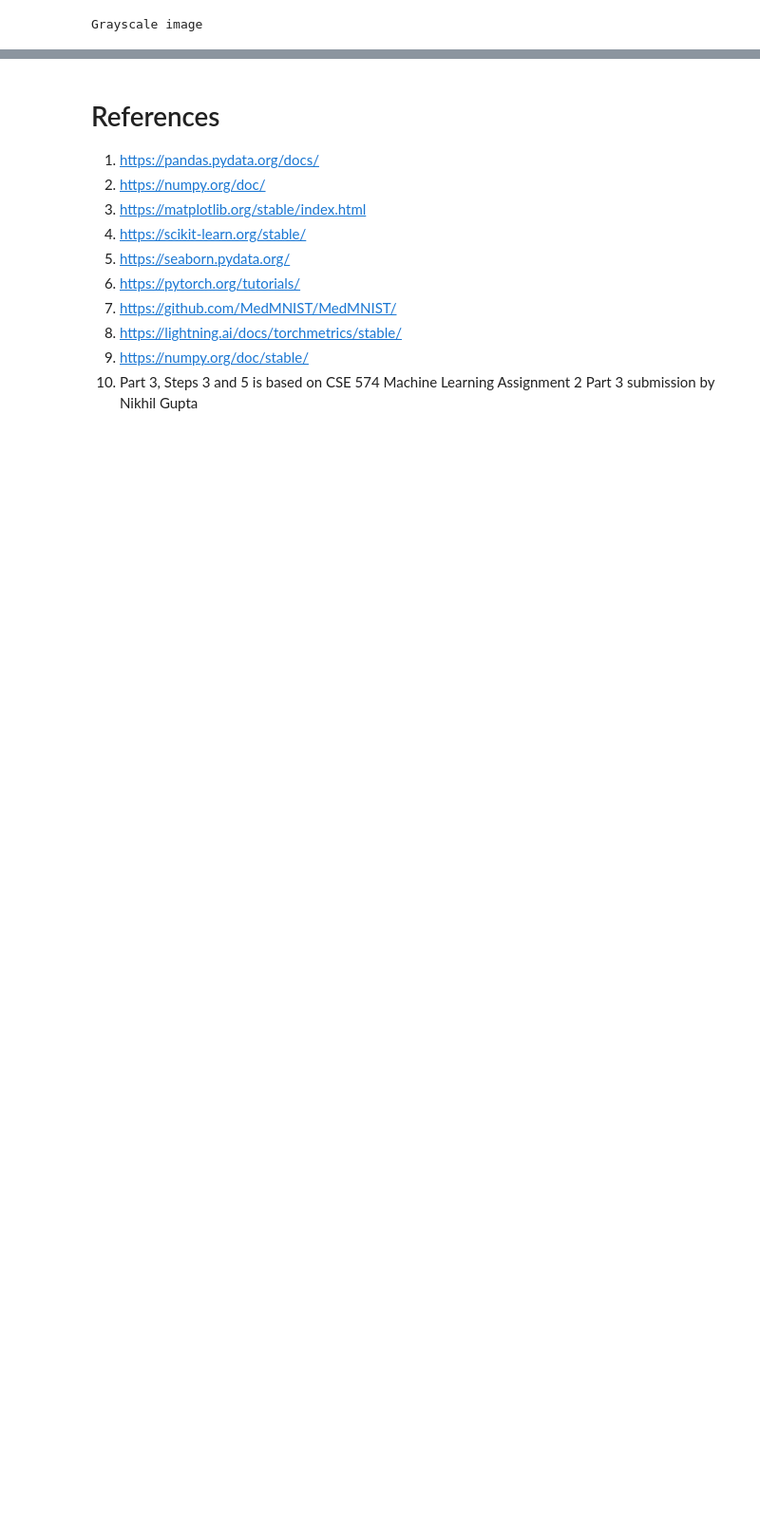
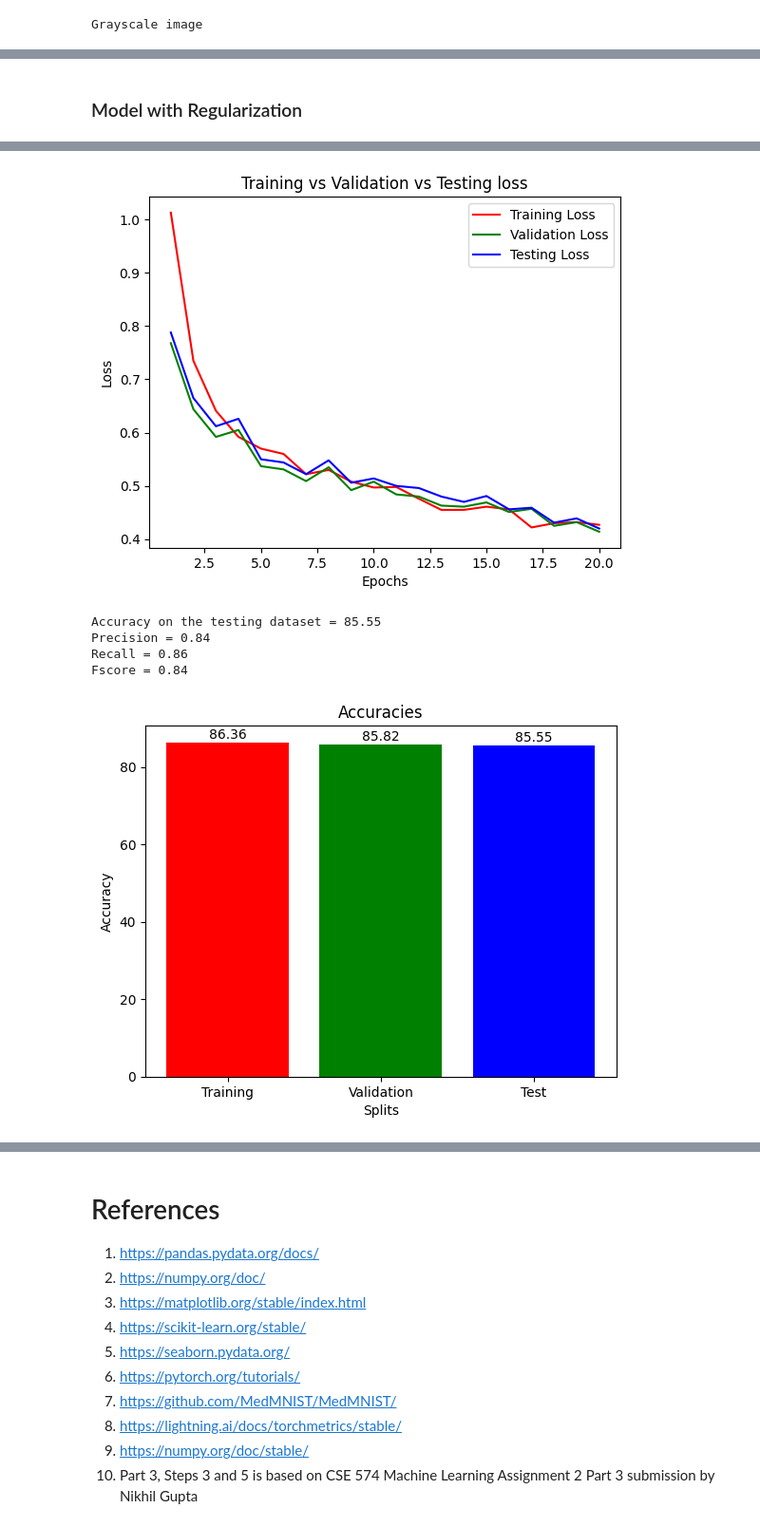
Before and after one commit to UBCSE-ngupta22/CSE676_Assign0, a Jupyter notebook: ngupta22_assignment0_part_3.ipynb, the cells around one changed output, grey strips where cells are left out. Shown at 95% size. Saved outputs shown, nothing was run; the diff lists cells and outputs as text; code cells hidden in the pictures; blank space fills up the shorter version.

```diff
--- a/ngupta22_assignment0_part_3.ipynb
+++ b/ngupta22_assignment0_part_3.ipynb
@@ -157,5 +367,15 @@ Estimated Total Size (MB): 4.81
+# %% [markdown]
+### Model with Regularization
 # %%
-# Define regularization (L2)
-l2_reg = 0.001 # Regularization parameter
-criterion = nn.CrossEntropyLoss()
-optimizer = optim.Adam(modelCNN.parameters(), lr=0.001, weight_decay=l2_reg)
+CNN_M2 = CNN(dropoutAdd=False)
+# Regularization (L2)
+l2_reg = 0.001  # Regularization parameter
+criterion_M2 = nn.CrossEntropyLoss()
+optimizer_M2 = optim.Adam(CNN_M2.parameters(),
+                          lr=0.001, weight_decay=l2_reg)
+training_loss_plt_arr, validation_loss_plt_arr, testing_loss_plt_arr = modelTraining(model=CNN_M2, criterion=criterion_M2,
+                                                                                     optimizer=optimizer_M2, earlyStopping=False)
+LossesPlot(training_loss_plt_arr,
+           validation_loss_plt_arr, testing_loss_plt_arr)
+perfEvaluation(model=CNN_M2)
+# %% [output]
@@ -161,0 +399,6 @@ optimizer = optim.Adam(modelCNN.parameters(), lr=0.001, weight_decay=l2_reg)
+[figure, added]
+Accuracy on the testing dataset = 85.55
+Precision = 0.84
+Recall = 0.86
+Fscore = 0.84
+[figure, added]
```
Also changed, not shown: parts of 20 cells of this notebook, 4 other files.
